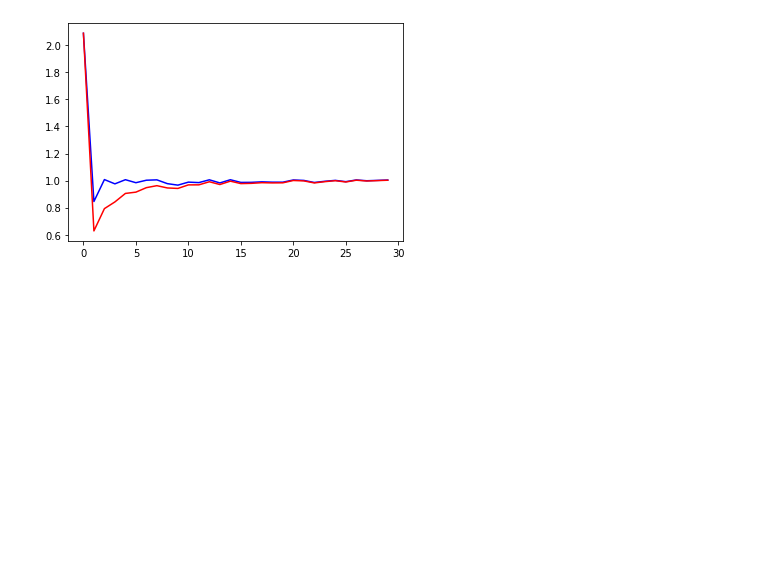
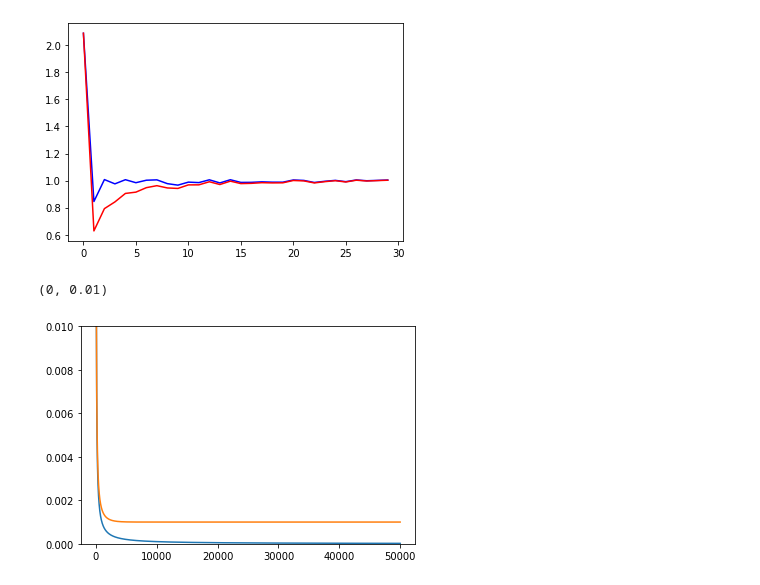
Before and after one commit to omiita/PyTorchProjects, a Jupyter notebook: Playground.ipynb, the cells around one changed output. Saved outputs shown, nothing was run; the diff lists cells and outputs as text; code cells hidden in the pictures; blank space fills up the shorter version.

```diff
--- a/Playground.ipynb
+++ b/Playground.ipynb
@@ -145,0 +148,6 @@ plt.show()
+# %%
+num=50000
+# coef_ = [(1-beta_2)/(1-beta_2**t) for t in range(1,num+1)]
+# t_inv = [1/n for n in range(1,num+1)]
+t = range(1,num+1)
+coef = [round((1-beta_2**t)/(1-beta_2)) for t in range(1,num+1)]
@@ -145,0 +156,9 @@ plt.show()
+# %%
+xs = range(1,len(coef_)+1)
+# plt.plot(xs, coef_)
+plt.plot(range(1,num+1),t_inv)
+plt.plot(range(1,num+1),coef_)
+plt.ylim(0,0.01)
+# %% [output]
+(0, 0.01)
+[figure, added]
```
Also changed, not shown: parts of 3 cells of this notebook, 1 other file.
